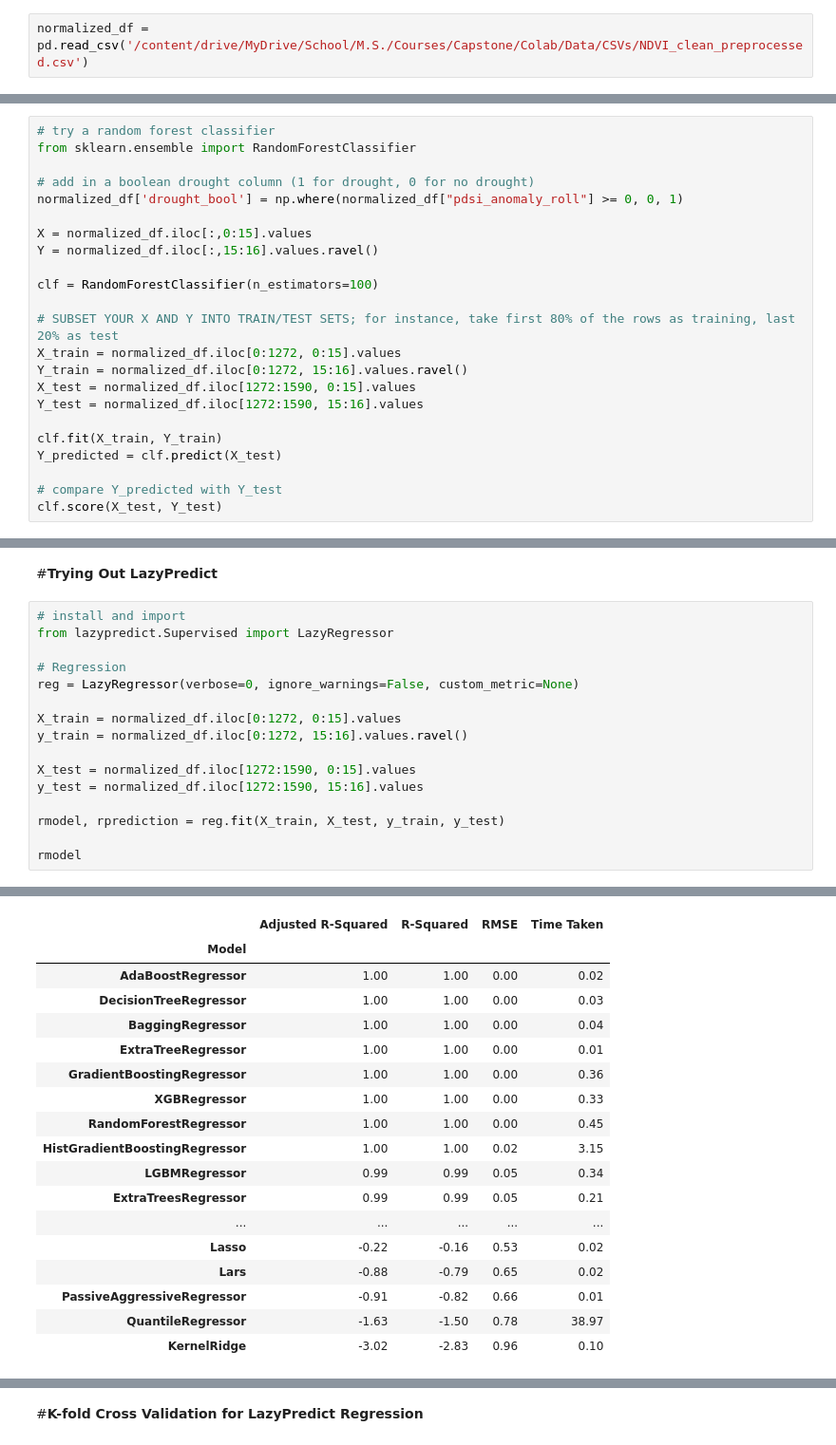
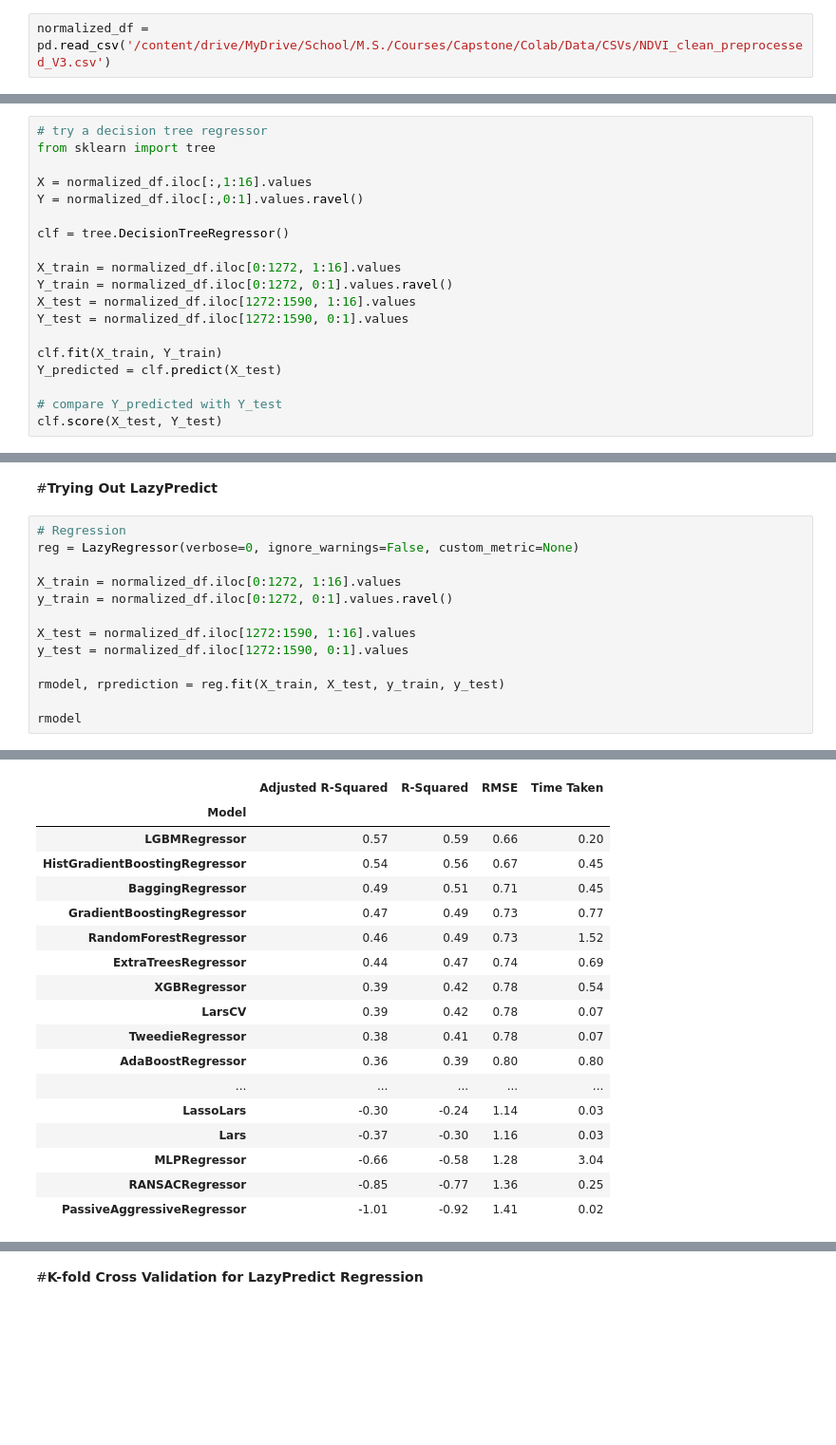
Before and after one commit to anniebritton/Ecological-Drought-ML-Modeling, a Jupyter notebook: NDVI_Modeling.ipynb, the cells around one changed output, grey strips where cells are left out. Shown at 95% size. Saved outputs shown, nothing was run; the diff lists cells and outputs as text; blank space fills up the shorter version.

```diff
--- a/NDVI_Modeling.ipynb
+++ b/NDVI_Modeling.ipynb
@@ -32,7 +35,7 @@ Mounted at /content/drive
 # %% [markdown]
 # **Import Data**
 # %%
-normalized_df = pd.read_csv('/content/drive/MyDrive/School/M.S./Courses/Capstone/Colab/Data/CSVs/NDVI_clean_preprocessed.csv')
+normalized_df = pd.read_csv('/content/drive/MyDrive/School/M.S./Courses/Capstone/Colab/Data/CSVs/NDVI_clean_preprocessed_V3.csv')
 # %%
 normalized_df['date'] = pd.to_datetime(normalized_df['date'])
 normalized_df = normalized_df.set_index('date')
@@ -40,22 +58,18 @@ normalized_df
 # %% [markdown]
 #**Prelim ML Tests**
 # %%
-# try a random forest classifier
-from sklearn.ensemble import RandomForestClassifier
+# try a decision tree regressor
+from sklearn import tree
 
-# add in a boolean drought column (1 for drought, 0 for no drought)
-normalized_df['drought_bool'] = np.where(normalized_df["pdsi_anomaly_roll"] >= 0, 0, 1)
+X = normalized_df.iloc[:,1:16].values
+Y = normalized_df.iloc[:,0:1].values.ravel()
 
-X = normalized_df.iloc[:,0:15].values
-Y = normalized_df.iloc[:,15:16].values.ravel()
+clf = tree.DecisionTreeRegressor()
 
-clf = RandomForestClassifier(n_estimators=100)
-
-# SUBSET YOUR X AND Y INTO TRAIN/TEST SETS; for instance, take first 80% of the rows as training, last 20% as test
-X_train = normalized_df.iloc[0:1272, 0:15].values
-Y_train = normalized_df.iloc[0:1272, 15:16].values.ravel()
-X_test = normalized_df.iloc[1272:1590, 0:15].values
-Y_test = normalized_df.iloc[1272:1590, 15:16].values
+X_train = normalized_df.iloc[0:1272, 1:16].values
+Y_train = normalized_df.iloc[0:1272, 0:1].values.ravel()
+X_test = normalized_df.iloc[1272:1590, 1:16].values
+Y_test = normalized_df.iloc[1272:1590, 0:1].values
 
 clf.fit(X_train, Y_train)
 Y_predicted = clf.predict(X_test)
@@ -109,17 +102,14 @@ regr.score(X_test, Y_test)
 # %% [markdown]
 #**Trying Out LazyPredict**
 # %%
-# install and import
-from lazypredict.Supervised import LazyRegressor
-
 # Regression
 reg = LazyRegressor(verbose=0, ignore_warnings=False, custom_metric=None)
 
-X_train = normalized_df.iloc[0:1272, 0:15].values
-y_train = normalized_df.iloc[0:1272, 15:16].values.ravel()
+X_train = normalized_df.iloc[0:1272, 1:16].values
+y_train = normalized_df.iloc[0:1272, 0:1].values.ravel()
 
-X_test = normalized_df.iloc[1272:1590, 0:15].values
-y_test = normalized_df.iloc[1272:1590, 15:16].values
+X_test = normalized_df.iloc[1272:1590, 1:16].values
+y_test = normalized_df.iloc[1272:1590, 0:1].values
 
 rmodel, rprediction = reg.fit(X_train, X_test, y_train, y_test)
 
@@ -130,18 +122,18 @@ Some value(s) of y are out of the valid range of the loss 'HalfGammaLoss'.
 |  | Adjusted R-Squared | R-Squared | RMSE | Time Taken |
 | Model |  |  |  |  |
-| AdaBoostRegressor | 1.00 | 1.00 | 0.00 | 0.02 |
-| DecisionTreeRegressor | 1.00 | 1.00 | 0.00 | 0.03 |
-| BaggingRegressor | 1.00 | 1.00 | 0.00 | 0.04 |
-| ExtraTreeRegressor | 1.00 | 1.00 | 0.00 | 0.01 |
-| GradientBoostingRegressor | 1.00 | 1.00 | 0.00 | 0.36 |
-| XGBRegressor | 1.00 | 1.00 | 0.00 | 0.33 |
-| RandomForestRegressor | 1.00 | 1.00 | 0.00 | 0.45 |
-| HistGradientBoostingRegressor | 1.00 | 1.00 | 0.02 | 3.15 |
-| LGBMRegressor | 0.99 | 0.99 | 0.05 | 0.34 |
-| ExtraTreesRegressor | 0.99 | 0.99 | 0.05 | 0.21 |
+| LGBMRegressor | 0.57 | 0.59 | 0.66 | 0.20 |
+| HistGradientBoostingRegressor | 0.54 | 0.56 | 0.67 | 0.45 |
+| BaggingRegressor | 0.49 | 0.51 | 0.71 | 0.45 |
+| GradientBoostingRegressor | 0.47 | 0.49 | 0.73 | 0.77 |
+| RandomForestRegressor | 0.46 | 0.49 | 0.73 | 1.52 |
+| ExtraTreesRegressor | 0.44 | 0.47 | 0.74 | 0.69 |
+| XGBRegressor | 0.39 | 0.42 | 0.78 | 0.54 |
+| LarsCV | 0.39 | 0.42 | 0.78 | 0.07 |
+| TweedieRegressor | 0.38 | 0.41 | 0.78 | 0.07 |
+| AdaBoostRegressor | 0.36 | 0.39 | 0.80 | 0.80 |
 | ... | ... | ... | ... | ... |
-| Lasso | -0.22 | -0.16 | 0.53 | 0.02 |
-| Lars | -0.88 | -0.79 | 0.65 | 0.02 |
-| PassiveAggressiveRegressor | -0.91 | -0.82 | 0.66 | 0.01 |
-| QuantileRegressor | -1.63 | -1.50 | 0.78 | 38.97 |
-| KernelRidge | -3.02 | -2.83 | 0.96 | 0.10 |
+| LassoLars | -0.30 | -0.24 | 1.14 | 0.03 |
+| Lars | -0.37 | -0.30 | 1.16 | 0.03 |
+| MLPRegressor | -0.66 | -0.58 | 1.28 | 3.04 |
+| RANSACRegressor | -0.85 | -0.77 | 1.36 | 0.25 |
+| PassiveAggressiveRegressor | -1.01 | -0.92 | 1.41 | 0.02 |
```
Also changed, not shown: parts of 50 cells of this notebook.
